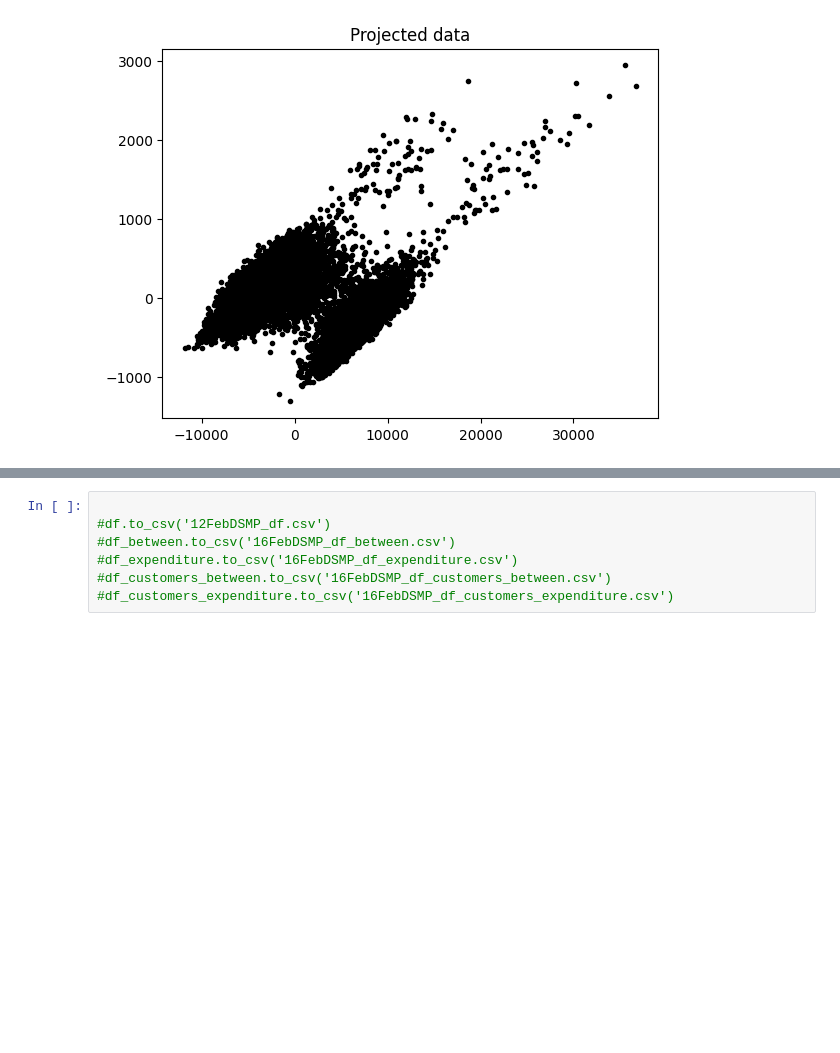
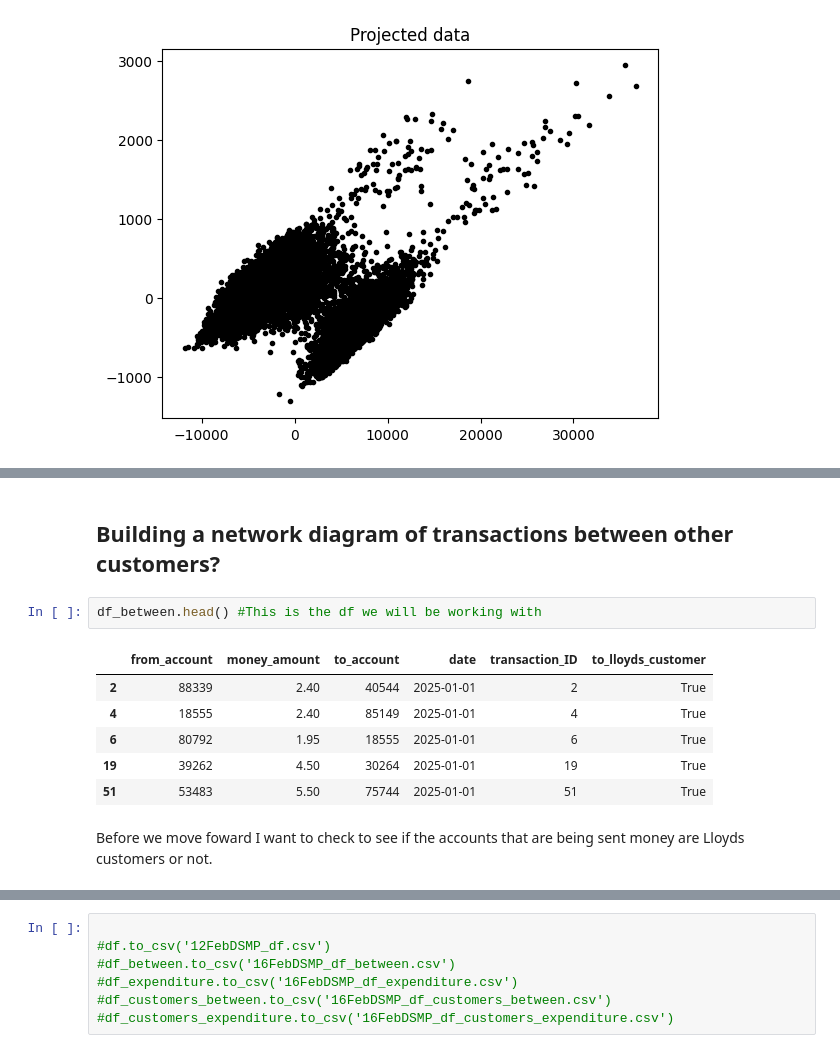
Before and after one commit to qt22010/DSMP-Grp24-, a Jupyter notebook: Sasha/cleaning_forIncomePrediction.ipynb, the cells around one changed output, grey strips where cells are left out. Cells and saved outputs as stored; diff of their text form; blank space fills up the shorter version.

```diff
--- a/Sasha/cleaning_forIncomePrediction.ipynb
+++ b/Sasha/cleaning_forIncomePrediction.ipynb
@@ -374,0 +396,13 @@ KeyError: "Column(s) ['estimated_income', 'money_amount_x'] do not exist"
+# %% [markdown]
+## Building a network diagram of transactions between other customers?
+# %%
+df_between.head() #This is the df we will be working with
+# %% [output]
+|  | from_account | money_amount | to_account | date | transaction_ID | to_lloyds_customer |
+| 2 | 88339 | 2.40 | 40544 | 2025-01-01 | 2 | True |
+| 4 | 18555 | 2.40 | 85149 | 2025-01-01 | 4 | True |
+| 6 | 80792 | 1.95 | 18555 | 2025-01-01 | 6 | True |
+| 19 | 39262 | 4.50 | 30264 | 2025-01-01 | 19 | True |
+| 51 | 53483 | 5.50 | 75744 | 2025-01-01 | 51 | True |
+# %% [markdown]
+Before we move foward I want to check to see if the accounts that are being sent money are Lloyds customers or not.
```
Also changed, not shown: parts of 28 cells of this notebook.
